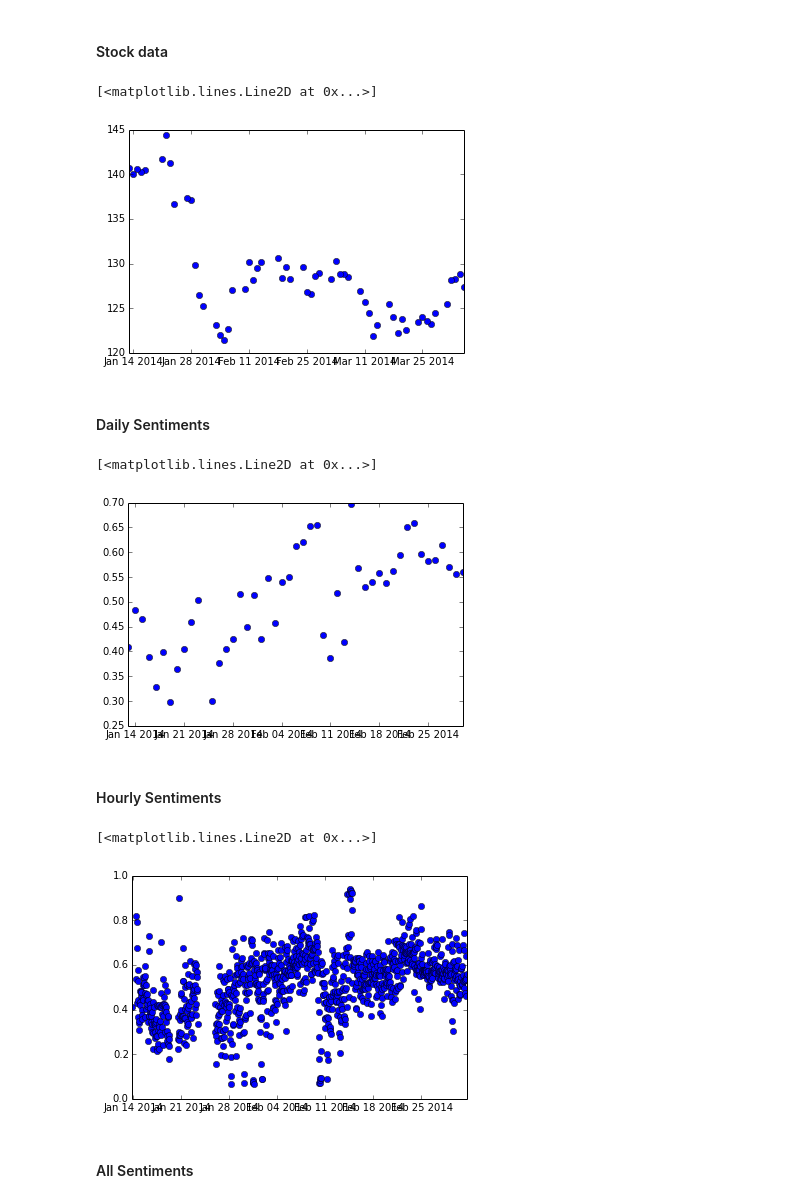
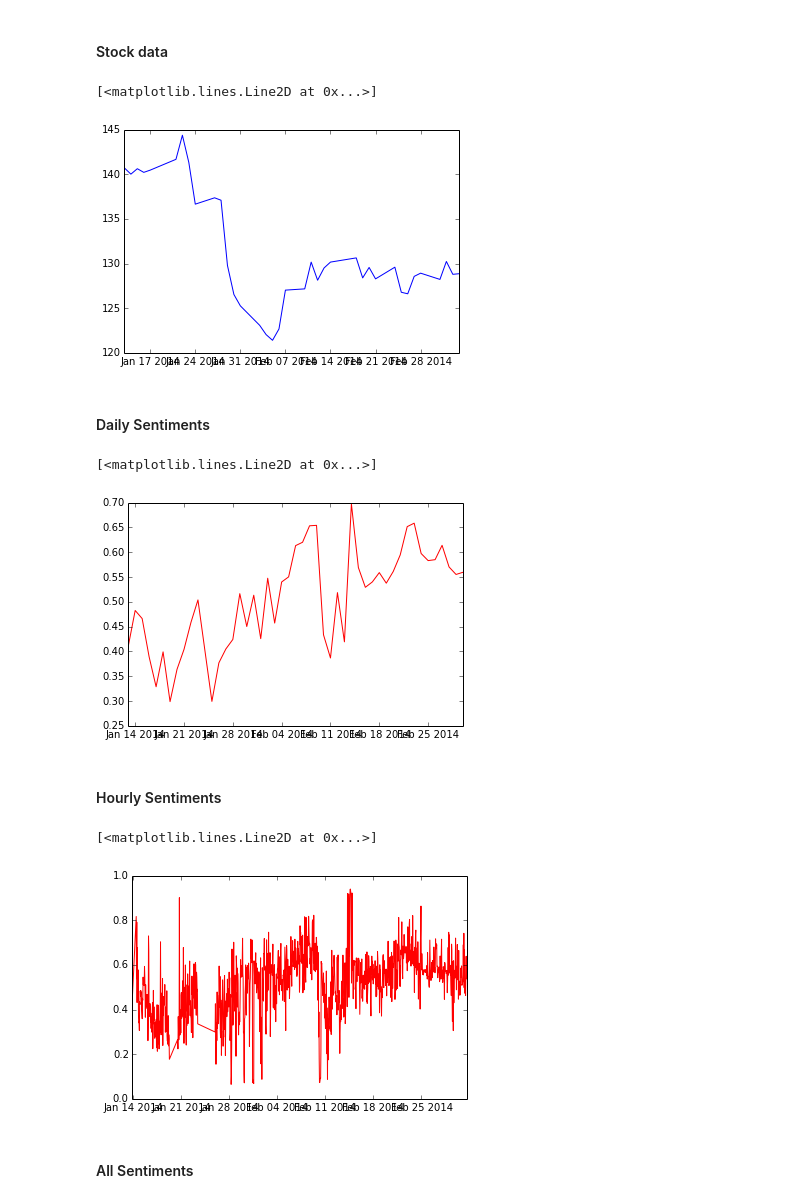
Before and after one commit to suparpat/when-predictions-come-true, a Jupyter notebook: Subjectivity-Polarity/Visualise/Sentiment Analysis Visualization!.ipynb, the cells around one changed output. Cells and saved outputs as stored; diff of their text form; code cells hidden in the pictures.

Commit message:
Updated stockprices and visualiser

```diff
--- a/Subjectivity-Polarity/Visualise/Sentiment Analysis Visualization!.ipynb
+++ b/Subjectivity-Polarity/Visualise/Sentiment Analysis Visualization!.ipynb
@@ -141,24 +141,24 @@ plt.plot_date(dateday, dfday.daily_sentiments)
 # %% [markdown]
 #### Stock data
 # %%
-plt.plot_date(dates, stocks.Close)
+plt.plot_date(dates, stocks.Close,'b')
 # %% [output]
 [<matplotlib.lines.Line2D at 0x...>]
-[figure, old version]
+[figure, new version]
 # %% [markdown]
 #### Daily Sentiments
 # %%
-plt.plot_date(dateday, dfday.daily_sentiments)
+plt.plot_date(dateday, dfday.daily_sentiments, 'r')
 # %% [output]
 [<matplotlib.lines.Line2D at 0x...>]
-[figure, old version]
+[figure, new version]
 # %% [markdown]
 #### Hourly Sentiments
 # %%
-plt.plot_date(datex, dfx.hourly_sentiments)
+plt.plot_date(datex, dfx.hourly_sentiments, 'r')
 # %% [output]
 [<matplotlib.lines.Line2D at 0x...>]
-[figure, old version]
+[figure, new version]
 # %% [markdown]
 #### All Sentiments
 # %%
```
Also changed, not shown: parts of 5 cells of this notebook, 4 other files.
